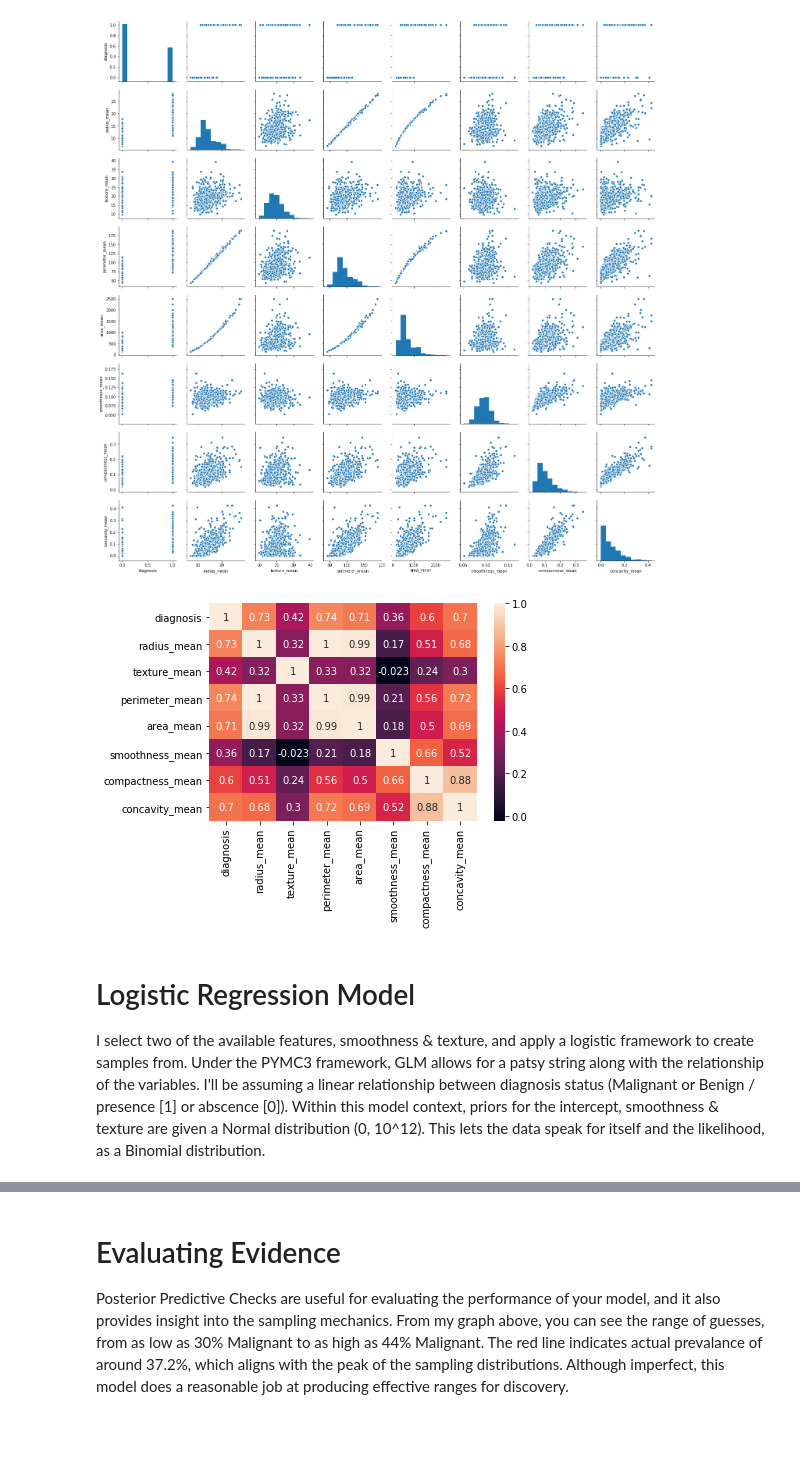
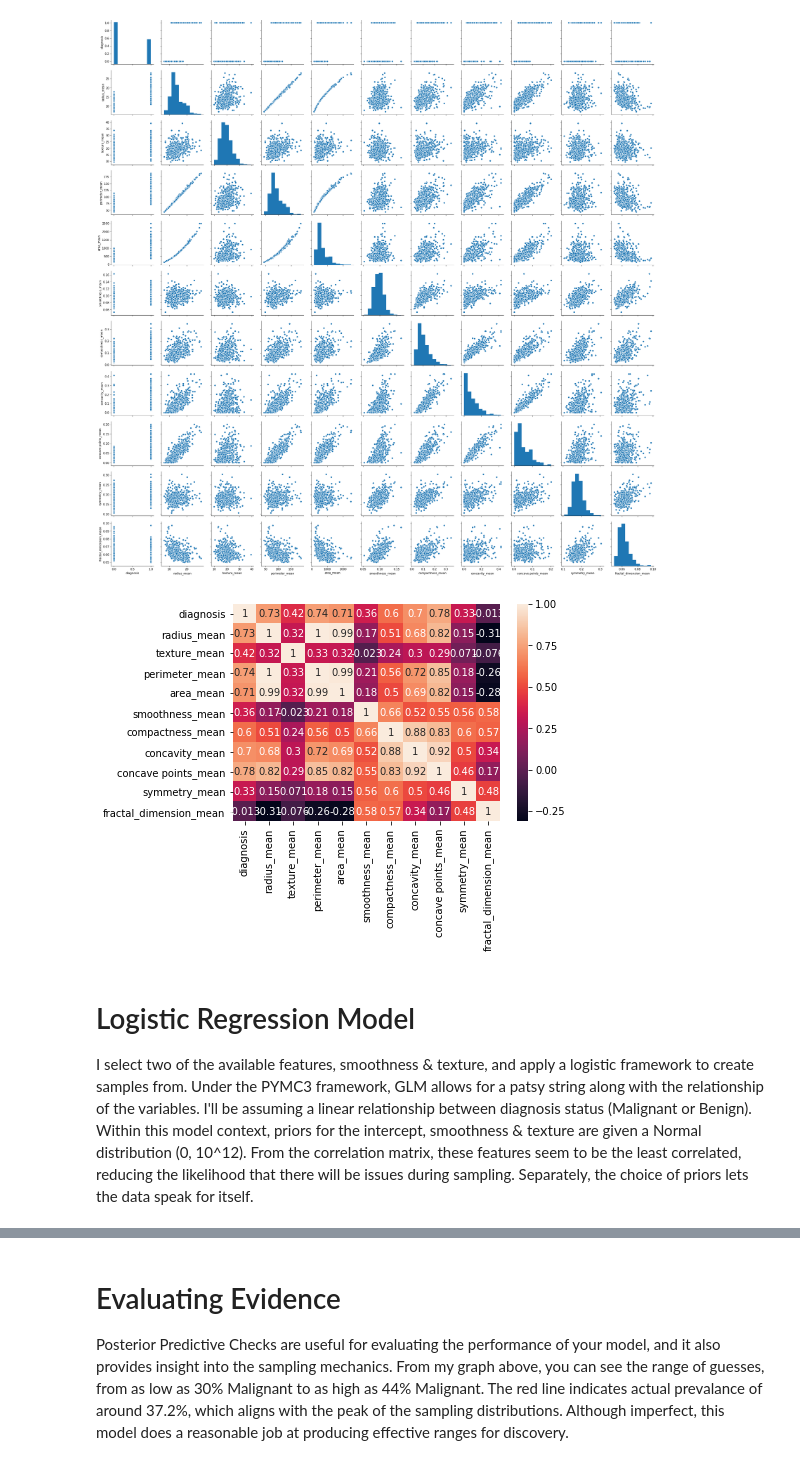
Before and after one commit to jjsr93/bayesian-modeling, a Jupyter notebook: Bayesian+Model+-+Breast+Cancer.ipynb, the cells around one changed output, grey strips where cells are left out. Saved outputs shown, nothing was run; the diff lists cells and outputs as text; code cells hidden in the pictures; blank space fills up the shorter version.

```diff
--- a/Bayesian+Model+-+Breast+Cancer.ipynb
+++ b/Bayesian+Model+-+Breast+Cancer.ipynb
@@ -28,0 +23,4 @@ Index(['ID', 'diagnosis', 'radius_mean', 'texture_mean', 'perimeter_mean',
+# %%
+import pandas as pd
+data = pd.read_csv('cancer.csv')
+data.head()
@@ -29,5 +35,6 @@ Index(['ID', 'diagnosis', 'radius_mean', 'texture_mean', 'perimeter_mean',
 # %%
 # Construct DataFrame
+column_names = ['diagnosis', 'radius_mean', 'texture_mean', 'perimeter_mean', 'area_mean', 'smoothness_mean', 'compactness_mean', 'concavity_mean', 'concave points_mean','symmetry_mean','fractal_dimension_mean']
 df = pd.DataFrame(data=data, columns=column_names)
 df.head()
 # %% [output]
@@ -73,25 +66,25 @@ data.describe()
 | 75% | 1.000000 | 15.780000 | 21.800000 | 104.100000 | 782.700000 | 0.105300 | 0.130400 | ... |
 | max | 1.000000 | 28.110000 | 39.280000 | 188.500000 | 2501.000000 | 0.163400 | 0.345400 | ... |
 # %%
-sns.pairplot(data)
+sns.pairplot(df)
 plt.show()
 # %% [output]
-[figure, old version]
+[figure, new version]
 # %%
 # Correlation Matrix
 
-corr = data.corr()
+corr = df.corr()
 
 # Heatmap of Correlations
 
 sns.heatmap(corr, annot=True)
 
 plt.show()
 # %% [output]
-[figure, old version]
+[figure, new version]
 # %% [markdown]
 # Logistic Regression Model
-I select two of the available features, smoothness & texture, and apply a logistic framework to create samples from. Under the PYMC3 framework, GLM allows for a patsy string along with the relationship of the variables. I'll be assuming a linear relationship between diagnosis status (Malignant or Benign / presence [1] or abscence [0]). Within this model context, priors for the intercept, smoothness & texture are given a Normal distribution (0, 10^12). This lets the data speak for itself and the likelihood, as a Binomial distribution.
+I select two of the available features, smoothness & texture, and apply a logistic framework to create samples from. Under the PYMC3 framework, GLM allows for a patsy string along with the relationship of the variables. I'll be assuming a linear relationship between diagnosis status (Malignant or Benign). Within this model context, priors for the intercept, smoothness & texture are given a Normal distribution (0, 10^12). From the correlation matrix, these features seem to be the least correlated, reducing the likelihood that there will be issues during sampling. Separately, the choice of priors lets the data speak for itself.
 # %%
 import pymc3 as pm
 
```
Also changed, not shown: parts of 17 cells of this notebook.
